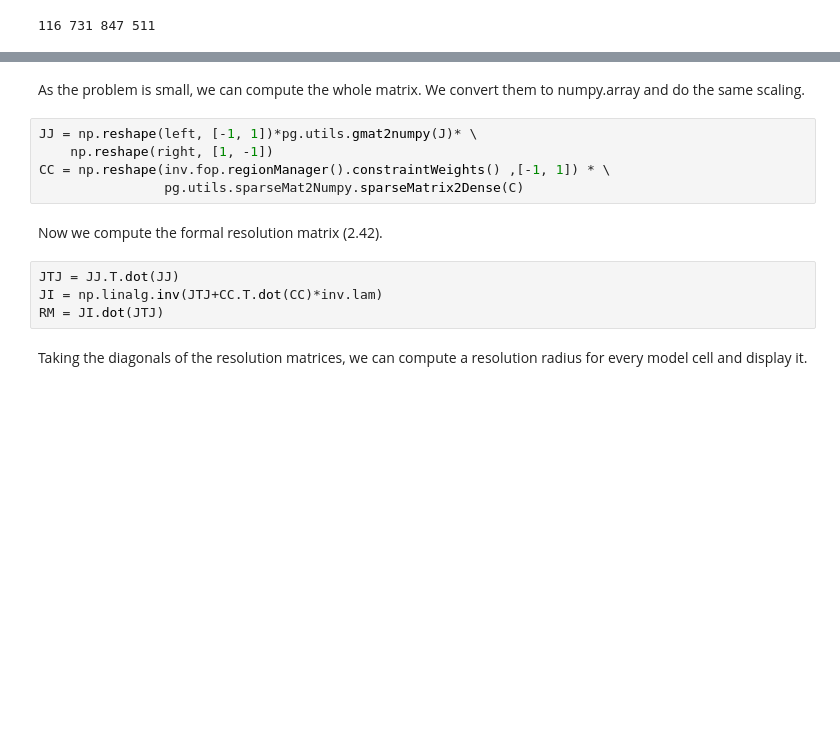
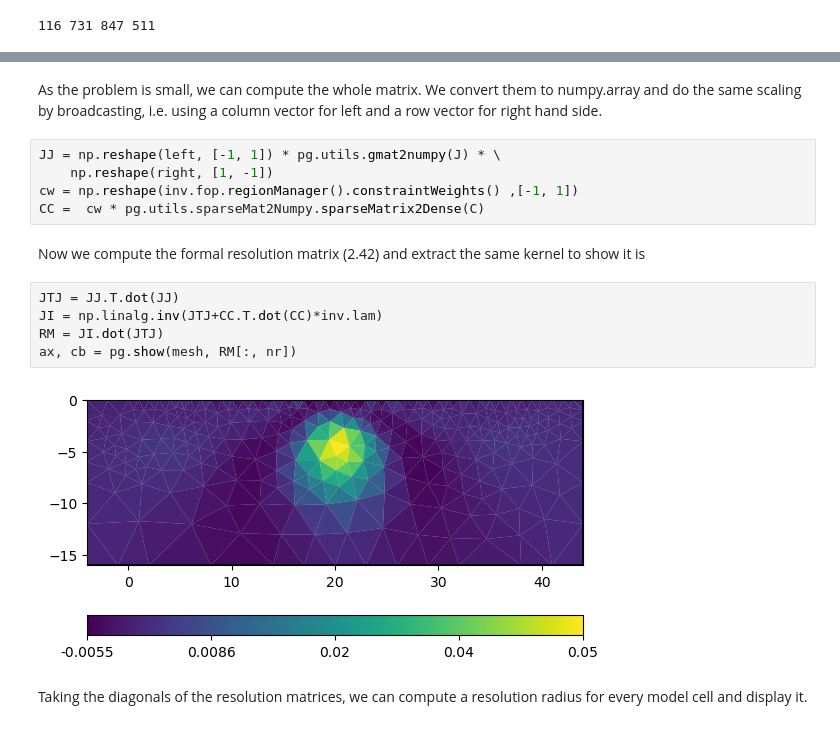
Before and after one commit to gimli-org/notebooks, a Jupyter notebook: inversion/resolution.ipynb, the cells around one changed output, grey strips where cells are left out. Cells and saved outputs as stored; diff of their text form; blank space fills up the shorter version.

```diff
--- a/inversion/resolution.ipynb
+++ b/inversion/resolution.ipynb
@@ -114,17 +133,20 @@ ax.plot(mesh.cell(nr).center().x(), mesh.cell(nr).center().y(), "x");
 # %% [markdown]
 As the problem is small, we can compute the whole matrix.
-We convert them to numpy.array and do the same scaling.
+We convert them to numpy.array and do the same scaling by broadcasting, i.e. using a column vector for left and a row vector for right hand side.
 # %%
-JJ = np.reshape(left, [-1, 1])*pg.utils.gmat2numpy(J)* \
+JJ = np.reshape(left, [-1, 1]) * pg.utils.gmat2numpy(J) * \
     np.reshape(right, [1, -1])
-CC = np.reshape(inv.fop.regionManager().constraintWeights() ,[-1, 1]) * \
-                pg.utils.sparseMat2Numpy.sparseMatrix2Dense(C)
+cw = np.reshape(inv.fop.regionManager().constraintWeights() ,[-1, 1])
+CC =  cw * pg.utils.sparseMat2Numpy.sparseMatrix2Dense(C)
 # %% [markdown]
-Now we compute the formal resolution matrix (2.42).
+Now we compute the formal resolution matrix (2.42) and extract the same kernel to show it is
 # %%
 JTJ = JJ.T.dot(JJ)
 JI = np.linalg.inv(JTJ+CC.T.dot(CC)*inv.lam)
 RM = JI.dot(JTJ)
+ax, cb = pg.show(mesh, RM[:, nr])
+# %% [output]
+[figure, added]
 # %% [markdown]
 Taking the diagonals of the resolution matrices, we can compute a resolution radius for every model cell and display it.
 # %%
```
Also changed, not shown: parts of 19 cells of this notebook.
